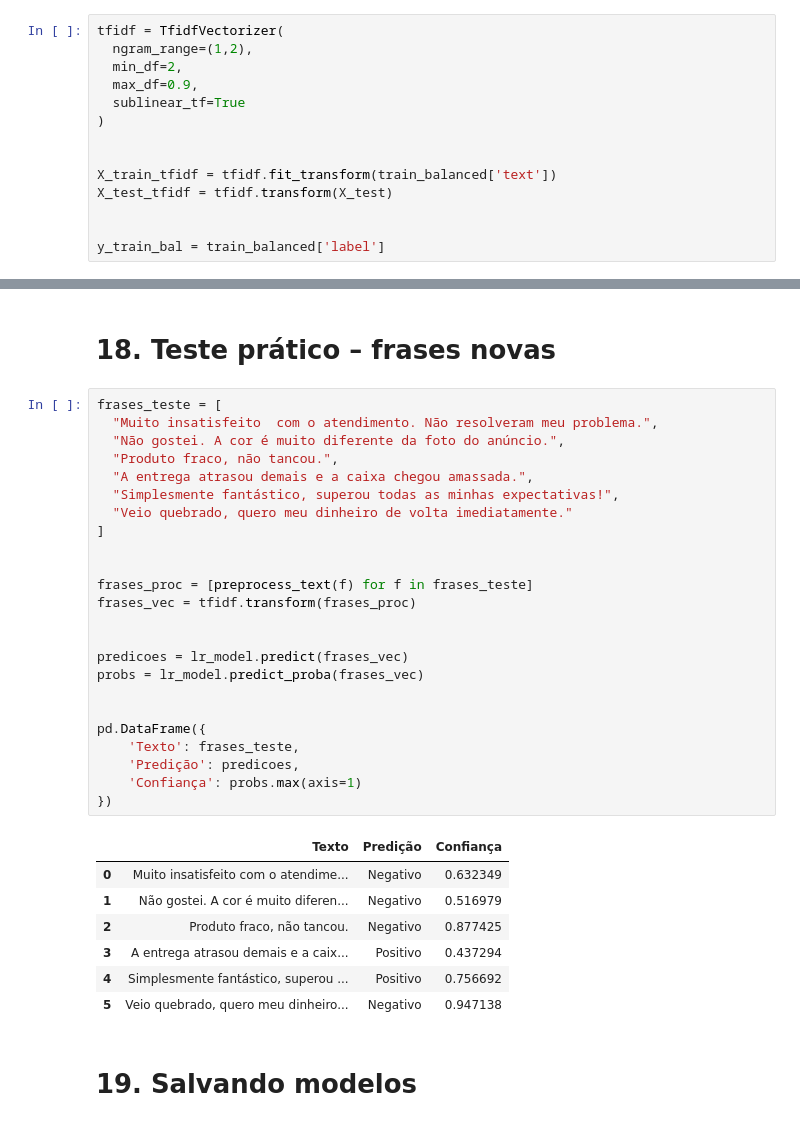
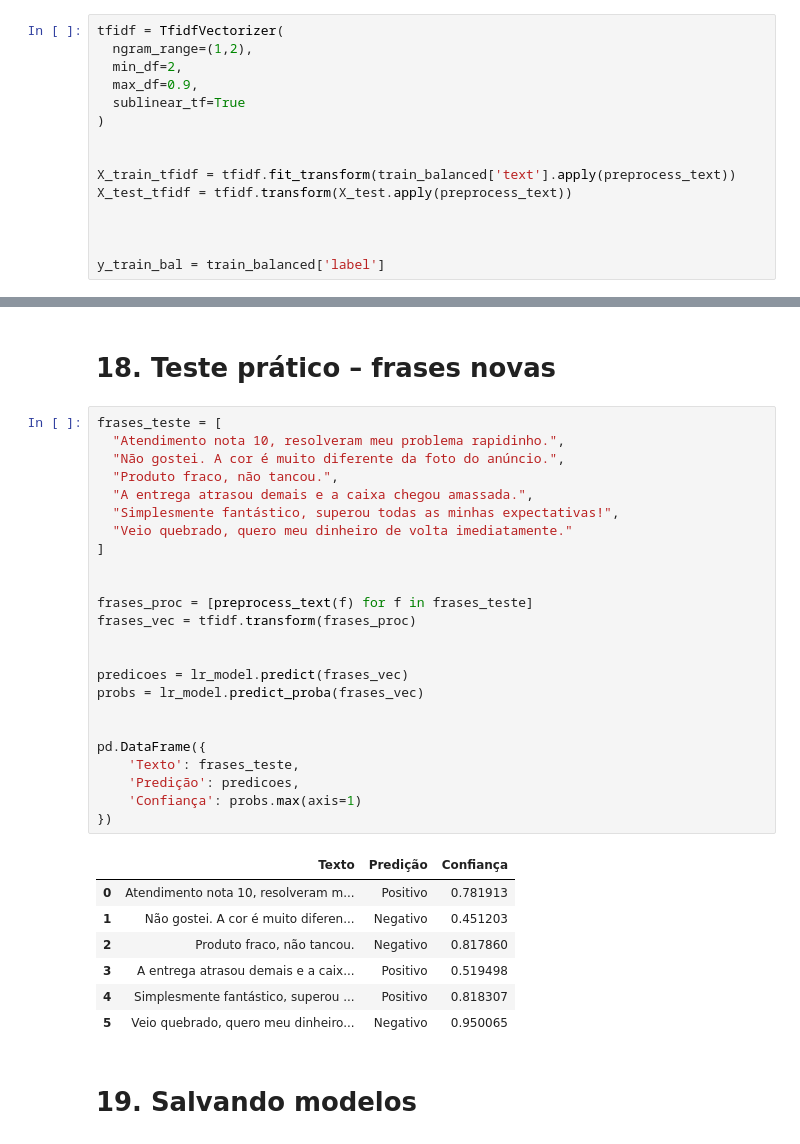
Before and after one commit to elissouza2023/Hackathon, a Jupyter notebook: notebook.ipynb, the cells around one changed output, grey strips where cells are left out. Saved outputs shown, nothing was run; the diff lists cells and outputs as text.

```diff
--- a/notebook.ipynb
+++ b/notebook.ipynb
@@ -210,8 +210,9 @@ tfidf = TfidfVectorizer(
 )
 
 
-X_train_tfidf = tfidf.fit_transform(train_balanced['text'])
-X_test_tfidf = tfidf.transform(X_test)
+X_train_tfidf = tfidf.fit_transform(train_balanced['text'].apply(preprocess_text))
+X_test_tfidf = tfidf.transform(X_test.apply(preprocess_text))
+
 
 
 y_train_bal = train_balanced['label']
@@ -374,36 +375,36 @@ SVM - Média F1: 0.9846693484012441
 # 18. Teste prático – frases novas
 # %%
 frases_teste = [
-  "Muito insatisfeito  com o atendimento. Não resolveram meu problema.",
+  "Atendimento nota 10, resolveram meu problema rapidinho.",
   "Não gostei. A cor é muito diferente da foto do anúncio.",
   "Produto fraco, não tancou.",
   "A entrega atrasou demais e a caixa chegou amassada.",
   "Simplesmente fantástico, superou todas as minhas expectativas!",
   "Veio quebrado, quero meu dinheiro de volta imediatamente."
 ]
 
 
 frases_proc = [preprocess_text(f) for f in frases_teste]
 frases_vec = tfidf.transform(frases_proc)
 
 
 predicoes = lr_model.predict(frases_vec)
 probs = lr_model.predict_proba(frases_vec)
 
 
 pd.DataFrame({
     'Texto': frases_teste,
     'Predição': predicoes,
     'Confiança': probs.max(axis=1)
 })
 # %% [output]
 |  | Texto | Predição | Confiança |
-| 0 | Muito insatisfeito com o atendime... | Negativo | 0.632349 |
-| 1 | Não gostei. A cor é muito diferen... | Negativo | 0.516979 |
-| 2 | Produto fraco, não tancou. | Negativo | 0.877425 |
-| 3 | A entrega atrasou demais e a caix... | Positivo | 0.437294 |
-| 4 | Simplesmente fantástico, superou ... | Positivo | 0.756692 |
-| 5 | Veio quebrado, quero meu dinheiro... | Negativo | 0.947138 |
+| 0 | Atendimento nota 10, resolveram m... | Positivo | 0.781913 |
+| 1 | Não gostei. A cor é muito diferen... | Negativo | 0.451203 |
+| 2 | Produto fraco, não tancou. | Negativo | 0.817860 |
+| 3 | A entrega atrasou demais e a caix... | Positivo | 0.519498 |
+| 4 | Simplesmente fantástico, superou ... | Positivo | 0.818307 |
+| 5 | Veio quebrado, quero meu dinheiro... | Negativo | 0.950065 |
 # %% [markdown]
 # 19. Salvando modelos
 # %%
```
Also changed, not shown: parts of 6 cells of this notebook, 3 other files.
